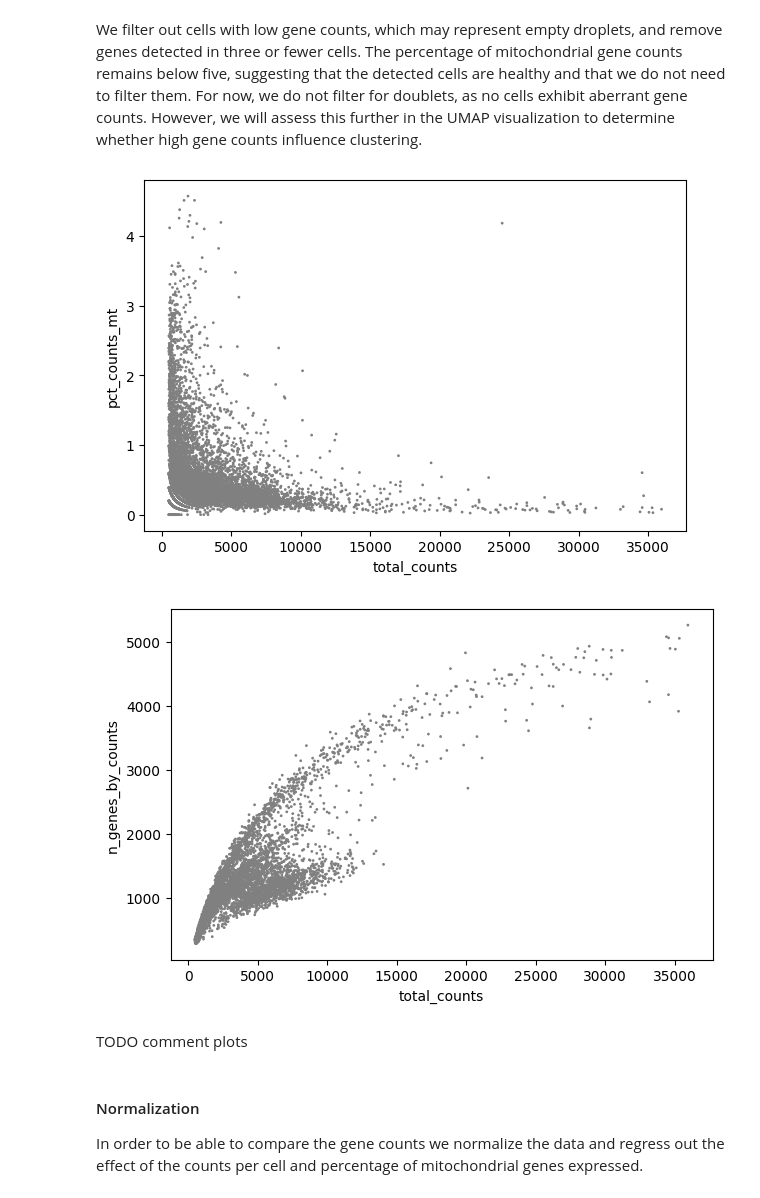
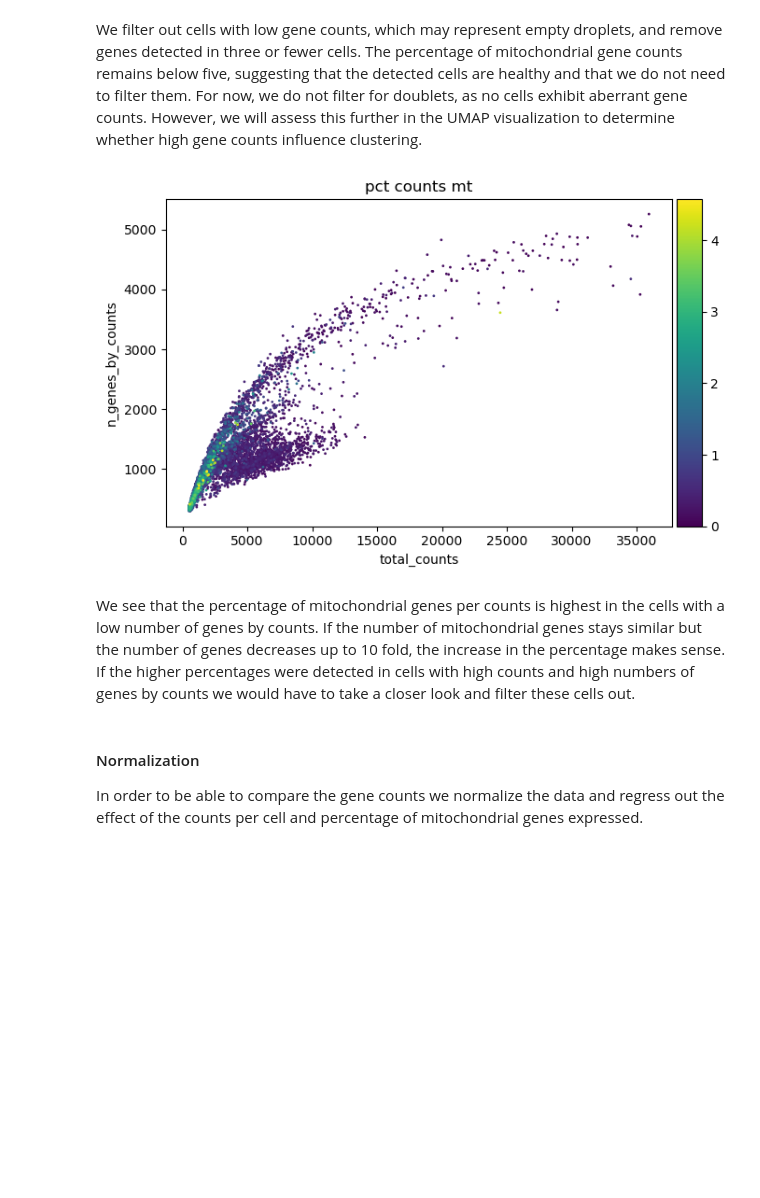
Before and after one commit to Gabrielle-Blouvac/scBIO, a Jupyter notebook: ovaries_RNA_seq_all.ipynb, the cells around one changed output. Saved outputs shown, nothing was run; the diff lists cells and outputs as text; code cells hidden in the pictures; blank space fills up the shorter version.

```diff
--- a/ovaries_RNA_seq_all.ipynb
+++ b/ovaries_RNA_seq_all.ipynb
@@ -65,15 +63,13 @@ sc.pl.violin(
 [figure]
 # %% [markdown]
 We filter out cells with low gene counts, which may represent empty droplets, and remove genes detected in three or fewer cells. The percentage of mitochondrial gene counts remains below five, suggesting that the detected cells are healthy and that we do not need to filter them. For now, we do not filter for doublets, as no cells exhibit aberrant gene counts. However, we will assess this further in the UMAP visualization to determine whether high gene counts influence clustering.
-# %%
-#scatter plots
-sc.pl.scatter(adata, x="total_counts", y="pct_counts_mt")
-sc.pl.scatter(adata, x="total_counts", y="n_genes_by_counts")
-# %% [output]
-[figure, removed]
-[figure, removed]
-# %% [markdown]
-TODO comment plots
+# %%
+# check the distribution of pct counts mt in the dataset
+sc.pl.scatter(adata, "total_counts", "n_genes_by_counts", color="pct_counts_mt")
+# %% [output]
+[figure, added]
+# %% [markdown]
+We see that the percentage of mitochondrial genes per counts is highest in the cells with a low number of genes by counts. If the number of mitochondrial genes stays similar but the number of genes decreases up to 10 fold, the increase in the percentage makes sense. If the higher percentages were detected in cells with high counts and high numbers of genes by counts we would have to take a closer look and filter these cells out.
 # %% [markdown]
 #### Normalization
 In order to be able to compare the gene counts we normalize the data and regress out the effect of the counts per cell and percentage of mitochondrial genes expressed.
```
Also changed, not shown: parts of 34 cells of this notebook.
